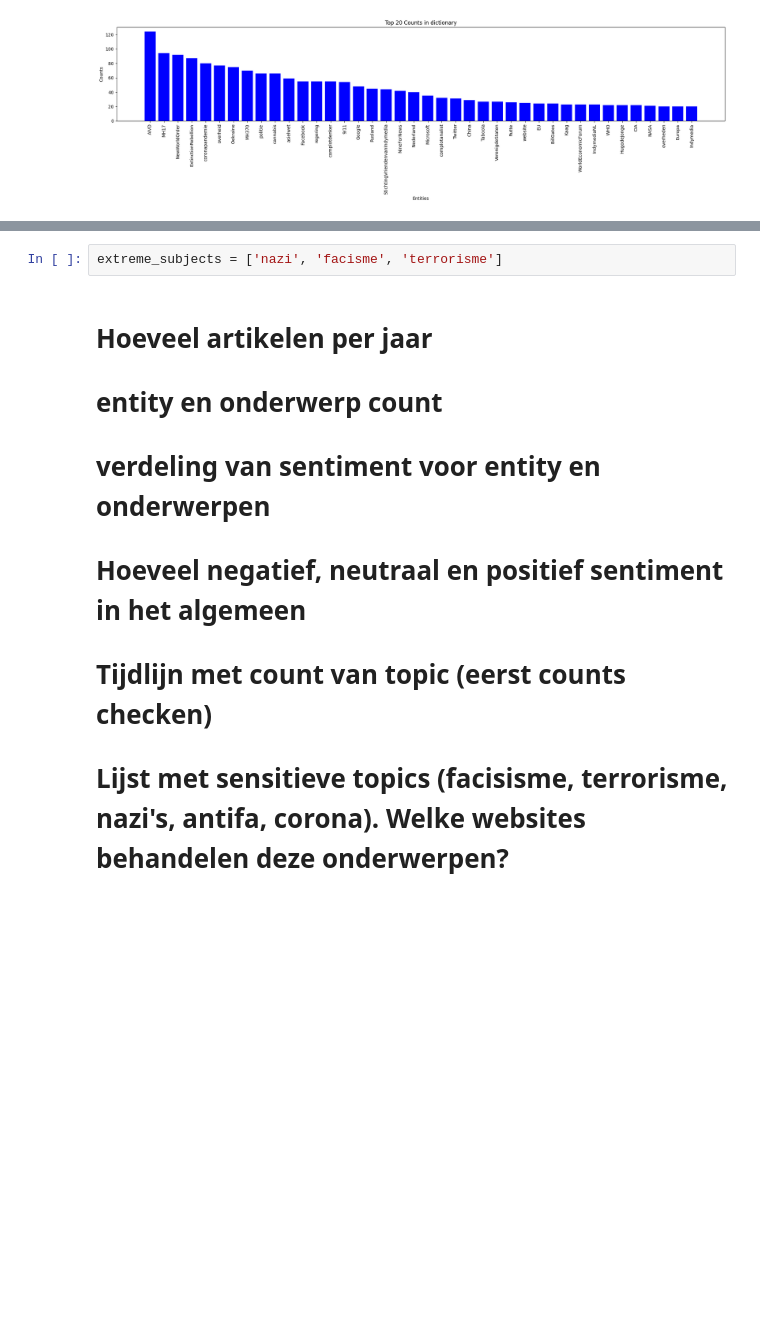
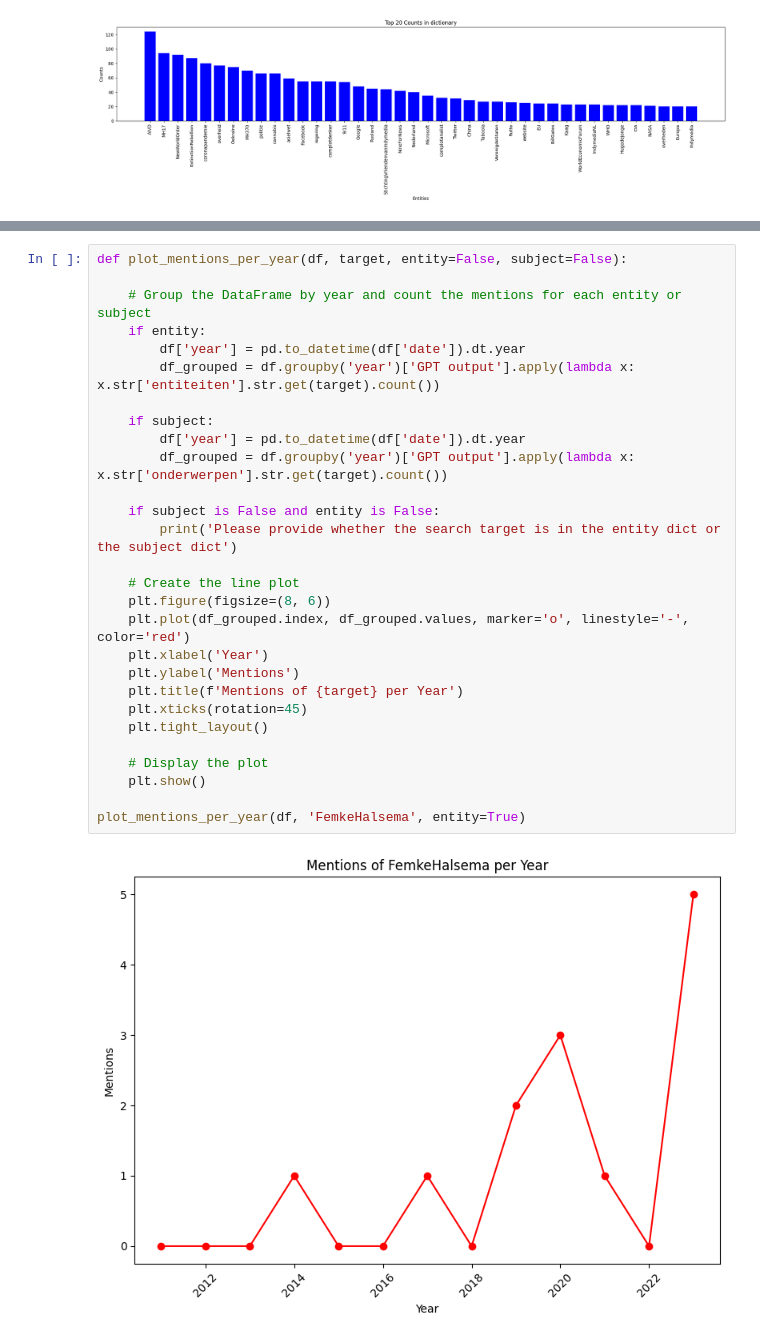
Before and after one commit to CeesMaessen/WappieCrawler, a Jupyter notebook: df_inspection.ipynb, the cells around one changed output, grey strips where cells are left out. Saved outputs shown, nothing was run; the diff lists cells and outputs as text; blank space fills up the shorter version.

```diff
--- a/df_inspection.ipynb
+++ b/df_inspection.ipynb
@@ -474,9 +527,30 @@ plot_sentiment_for(df, 'AIVD', entity=True)
-# %%
-extreme_subjects = ['nazi', 'facisme', 'terrorisme']
-# %% [markdown]
-# Hoeveel artikelen per jaar
-# entity en onderwerp count
-# verdeling van sentiment voor entity en onderwerpen
-# Hoeveel negatief, neutraal en positief sentiment in het algemeen
-# Tijdlijn met count van topic (eerst counts checken)
-# Lijst met sensitieve topics (facisisme, terrorisme, nazi's, antifa, corona). Welke websites behandelen deze onderwerpen?
+# %%
+def plot_mentions_per_year(df, target, entity=False, subject=False):
+
+    # Group the DataFrame by year and count the mentions for each entity or subject
+    if entity:
+        df['year'] = pd.to_datetime(df['date']).dt.year
+        df_grouped = df.groupby('year')['GPT output'].apply(lambda x: x.str['entiteiten'].str.get(target).count())
+
+    if subject:
+        df['year'] = pd.to_datetime(df['date']).dt.year
+        df_grouped = df.groupby('year')['GPT output'].apply(lambda x: x.str['onderwerpen'].str.get(target).count())
+
+    if subject is False and entity is False:
+        print('Please provide whether the search target is in the entity dict or the subject dict')
+
+    # Create the line plot
+    plt.figure(figsize=(8, 6))
+    plt.plot(df_grouped.index, df_grouped.values, marker='o', linestyle='-', color='red')
+    plt.xlabel('Year')
+    plt.ylabel('Mentions')
+    plt.title(f'Mentions of {target} per Year')
+    plt.xticks(rotation=45)
+    plt.tight_layout()
+
+    # Display the plot
+    plt.show()
+
+plot_mentions_per_year(df, 'FemkeHalsema', entity=True)
+# %% [output]
+[figure, added]
```
Also changed, not shown: parts of 16 cells of this notebook.
